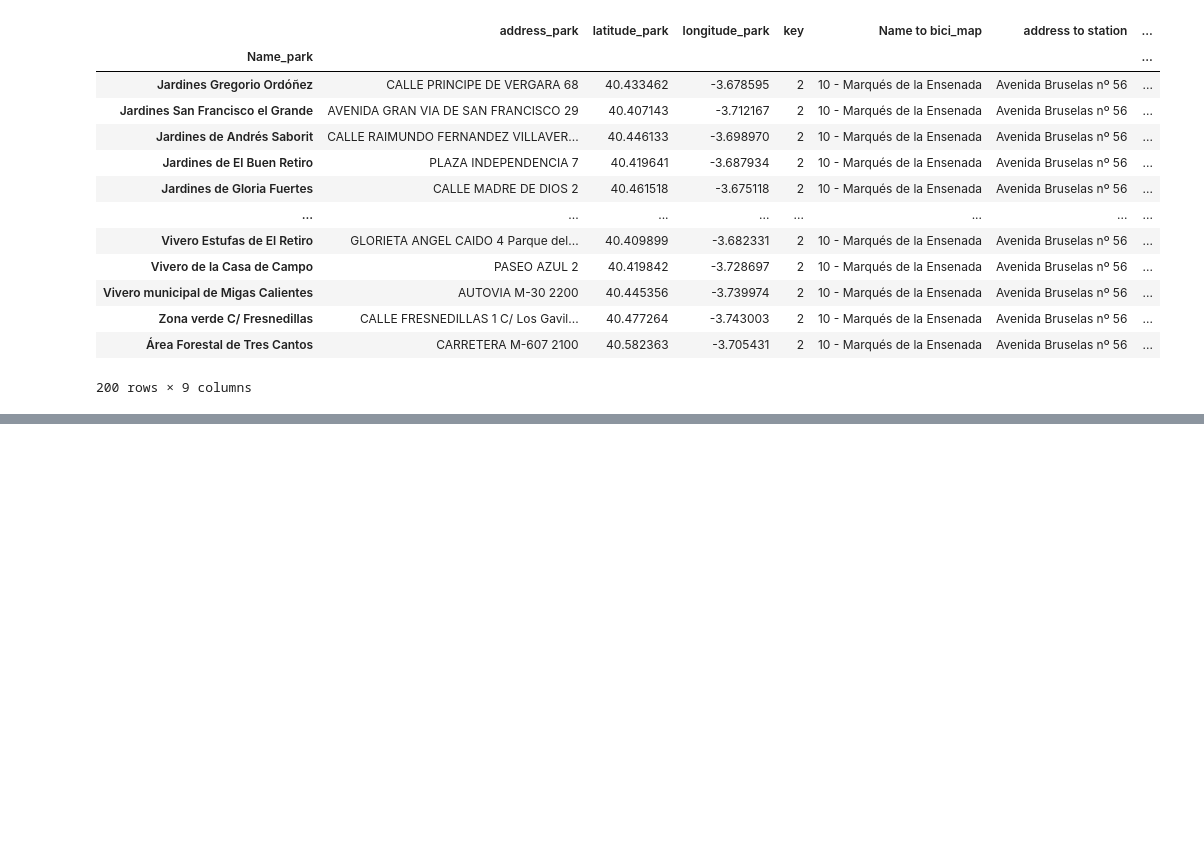
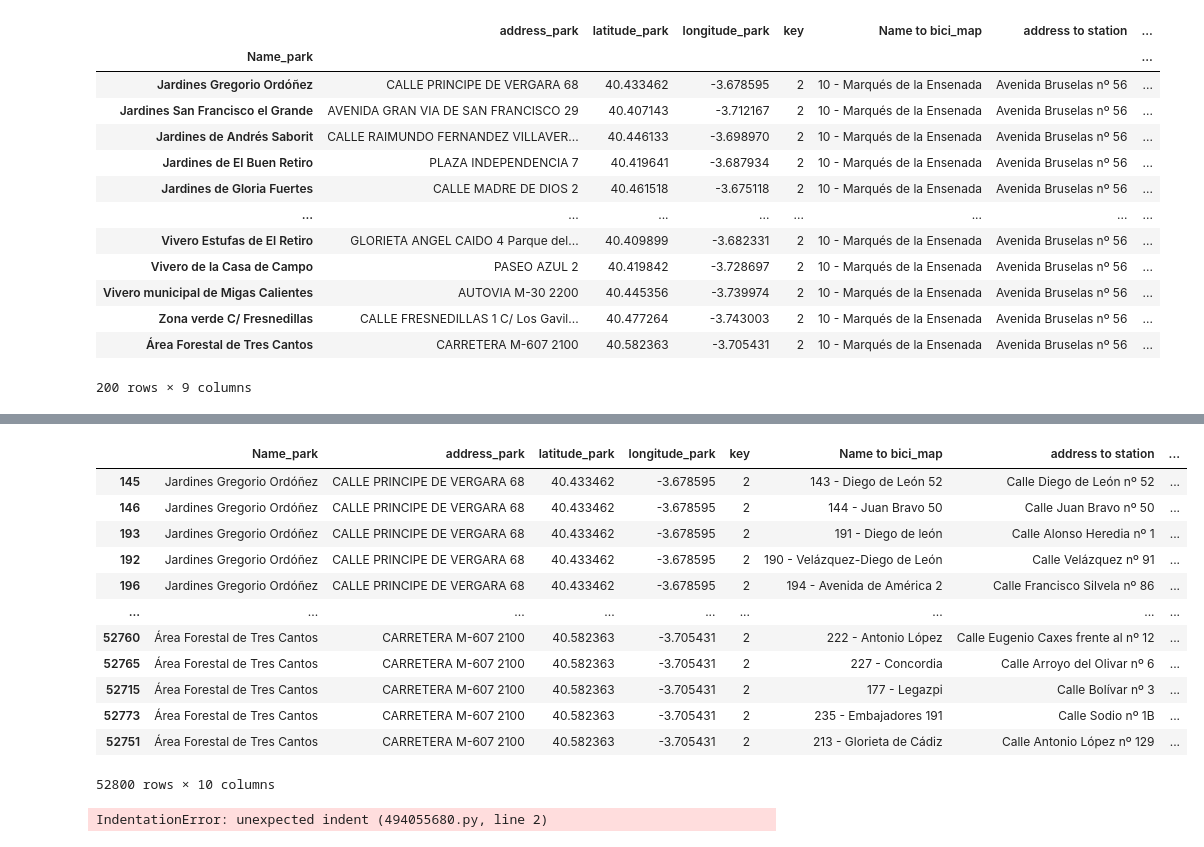
Before and after one commit to Fvperez1/data_project_m1_Fvp, a Jupyter notebook: Union_projet_m1.ipynb, the cells around one changed output, grey strips where cells are left out. Cells and saved outputs as stored; diff of their text form; code cells hidden in the pictures; blank space fills up the shorter version.

```diff
--- a/Union_projet_m1.ipynb
+++ b/Union_projet_m1.ipynb
@@ -388,0 +413,16 @@ pk_conexion_min.groupby(['Name_park']).agg('min')
+# %%
+pk_conexion_min.sort_values(by = ['Name_park', 'distance'])
+# %% [output]
+|  | Name_park | address_park | latitude_park | longitude_park | key | Name to bici_map | address to station | ... |
+| 145 | Jardines Gregorio Ordóñez | CALLE PRINCIPE DE VERGARA 68 | 40.433462 | -3.678595 | 2 | 143 - Diego de León 52 | Calle Diego de León nº 52 | ... |
+| 146 | Jardines Gregorio Ordóñez | CALLE PRINCIPE DE VERGARA 68 | 40.433462 | -3.678595 | 2 | 144 - Juan Bravo 50 | Calle Juan Bravo nº 50 | ... |
+| 193 | Jardines Gregorio Ordóñez | CALLE PRINCIPE DE VERGARA 68 | 40.433462 | -3.678595 | 2 | 191 - Diego de león | Calle Alonso Heredia nº 1 | ... |
+| 192 | Jardines Gregorio Ordóñez | CALLE PRINCIPE DE VERGARA 68 | 40.433462 | -3.678595 | 2 | 190 - Velázquez-Diego de León | Calle Velázquez nº 91 | ... |
+| 196 | Jardines Gregorio Ordóñez | CALLE PRINCIPE DE VERGARA 68 | 40.433462 | -3.678595 | 2 | 194 - Avenida de América 2 | Calle Francisco Silvela nº 86 | ... |
+| ... | ... | ... | ... | ... | ... | ... | ... | ... |
+| 52760 | Área Forestal de Tres Cantos | CARRETERA M-607 2100 | 40.582363 | -3.705431 | 2 | 222 - Antonio López | Calle Eugenio Caxes frente al nº 12 | ... |
+| 52765 | Área Forestal de Tres Cantos | CARRETERA M-607 2100 | 40.582363 | -3.705431 | 2 | 227 - Concordia | Calle Arroyo del Olivar nº 6 | ... |
+| 52715 | Área Forestal de Tres Cantos | CARRETERA M-607 2100 | 40.582363 | -3.705431 | 2 | 177 - Legazpi | Calle Bolívar nº 3 | ... |
+| 52773 | Área Forestal de Tres Cantos | CARRETERA M-607 2100 | 40.582363 | -3.705431 | 2 | 235 - Embajadores 191 | Calle Sodio nº 1B | ... |
+| 52751 | Área Forestal de Tres Cantos | CARRETERA M-607 2100 | 40.582363 | -3.705431 | 2 | 213 - Glorieta de Cádiz | Calle Antonio López nº 129 | ... |
+52800 rows × 10 columns
@@ -388,0 +435,6 @@ pk_conexion_min.groupby(['Name_park']).agg('min')
+# %%
+#pk_conexion_min.drop_duplicates(subset ="Name_park",
+                     keep = False, inplace = True)
+#pk_conexion_min
+# %% [output]
+IndentationError: unexpected indent (494055680.py, line 2)
```
Also changed, not shown: parts of 13 cells of this notebook.
